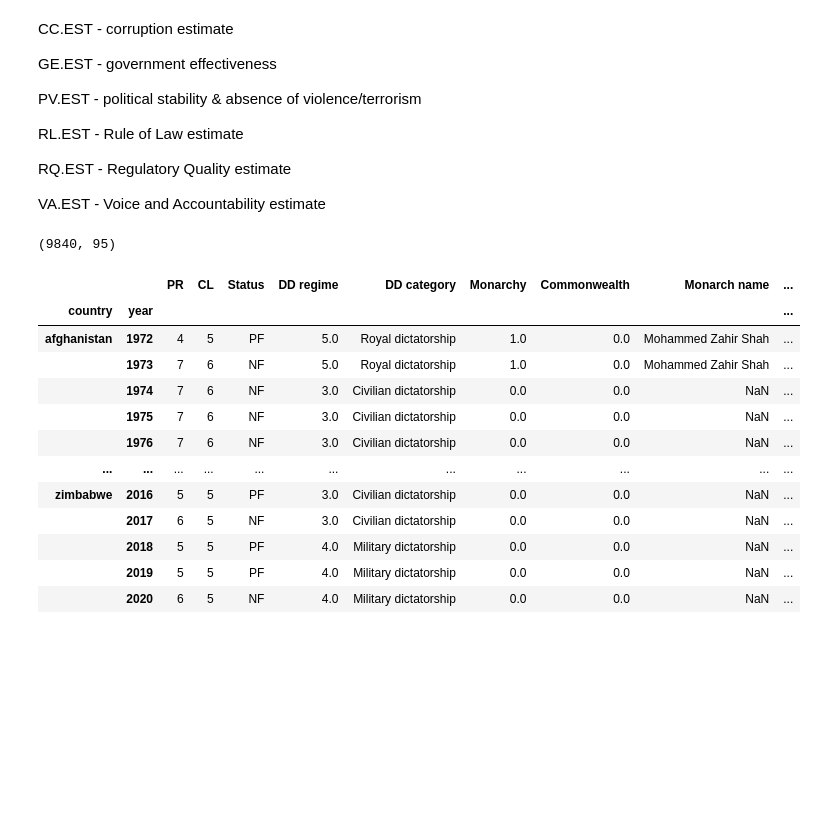
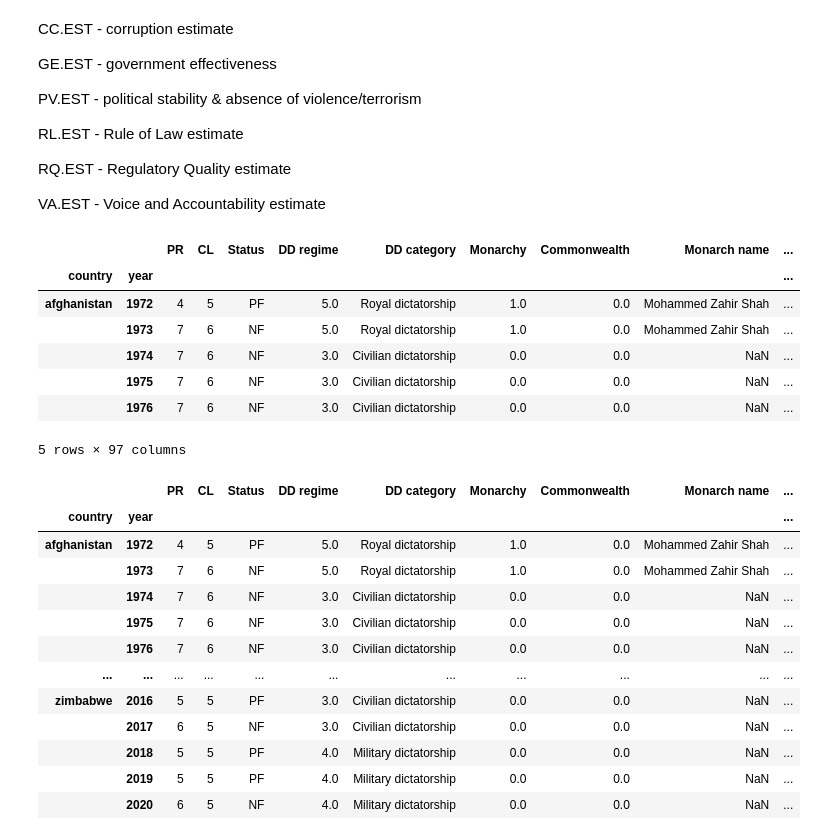
Before and after one commit to SanteriVtj/Econometrics-Capstone, a Jupyter notebook: data.ipynb, the cells around one changed output. Drawn from its saved outputs; the diff is of its cells as text; code cells hidden in the pictures; blank space fills up the shorter version.

```diff
--- a/data.ipynb
+++ b/data.ipynb
@@ -292,12 +306,18 @@ gov_effectivenes = wb_clear(gov_effectivenes, 'eff')
 # %%
-stab = wbdata.get_dataframe({'PV.EST':'stab'})
-stab = wb_clear(stab, 'stab')
+stab = wbdata.get_dataframe({'PV.EST':'stability'})
+stab = wb_clear(stab, 'stability')
 # %%
 rol = wbdata.get_dataframe({'RL.EST':'rol'})
 rol = wb_clear(rol, 'rol')
+# %%
+mortality = wbdata.get_dataframe({'SP.DYN.IMRT.IN':'mortality'})
+mortality = wb_clear(mortality, 'mortality')
 # %%
 #req_quality = wbdata.get_dataframe({'RQ.EST':'r'})
 #req_quality = wb_clear(req_quality, 'req_q')
 # %%
 accountability = wbdata.get_dataframe({'VA.EST':'acc'})
 accountability = wb_clear(accountability, 'acc')
+# %%
+trade = wbdata.get_dataframe({'NE.TRD.GNFS.ZS':'trade'})
+trade = wb_clear(trade, 'trade')
@@ -306,10 +329,17 @@ accountability = wb_clear(accountability, 'acc')
 # bjorskov_integrated
 # OECD_union
 # WB_civil_soc_participation
-dfs = [freedom_house73_21_ctr, bjorskov_integrated, WB_civil_soc_participation, gov_spending, taxes, corruption, gov_effectivenes, stab, rol, accountability, gdp_pc]
+dfs = [freedom_house73_21_ctr, bjorskov_integrated, WB_civil_soc_participation, gov_spending, taxes, corruption, gov_effectivenes, stab, rol, accountability, mortality, trade, gdp_pc]
 # %%
 all_df = reduce(lambda l, r: l.join(r), dfs)
 # %%
-all_df.shape
+all_df.head()
 # %% [output]
+|  |  | PR | CL | Status | DD regime | DD category | Monarchy | Commonwealth | Monarch name | ... |
+| country | year |  |  |  |  |  |  |  |  | ... |
+| afghanistan | 1972 | 4 | 5 | PF | 5.0 | Royal dictatorship | 1.0 | 0.0 | Mohammed Zahir Shah | ... |
+|  | 1973 | 7 | 6 | NF | 5.0 | Royal dictatorship | 1.0 | 0.0 | Mohammed Zahir Shah | ... |
+|  | 1974 | 7 | 6 | NF | 3.0 | Civilian dictatorship | 0.0 | 0.0 | NaN | ... |
+|  | 1975 | 7 | 6 | NF | 3.0 | Civilian dictatorship | 0.0 | 0.0 | NaN | ... |
+|  | 1976 | 7 | 6 | NF | 3.0 | Civilian dictatorship | 0.0 | 0.0 | NaN | ... |
-(9840, 95)
+5 rows × 97 columns
```
Also changed, not shown: parts of 8 cells of this notebook, 4 other files.
